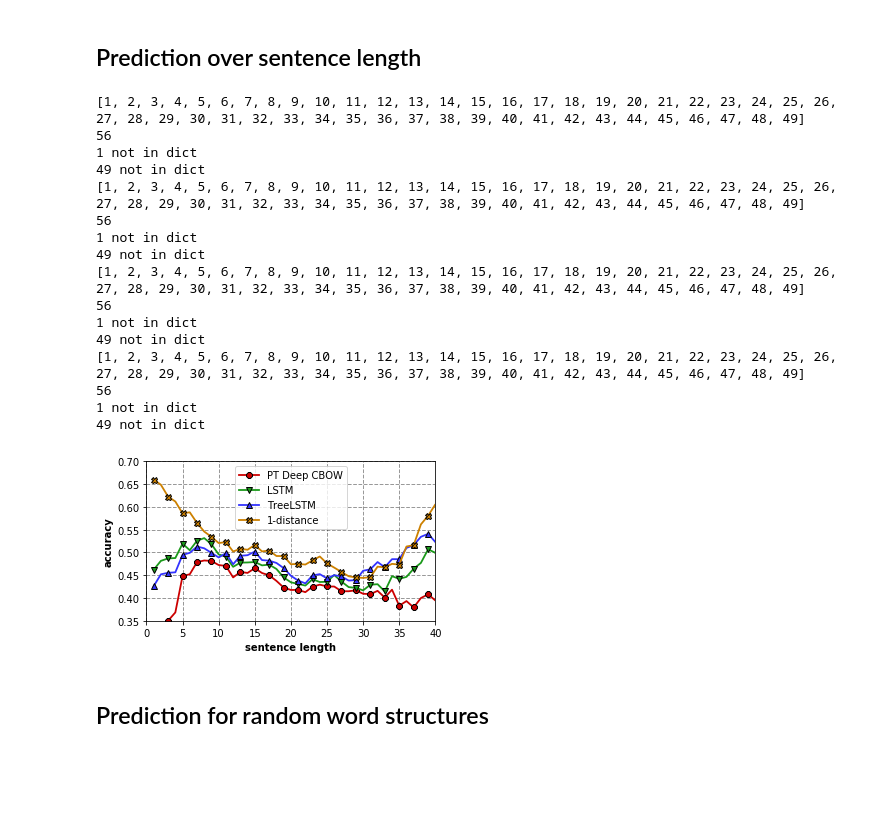
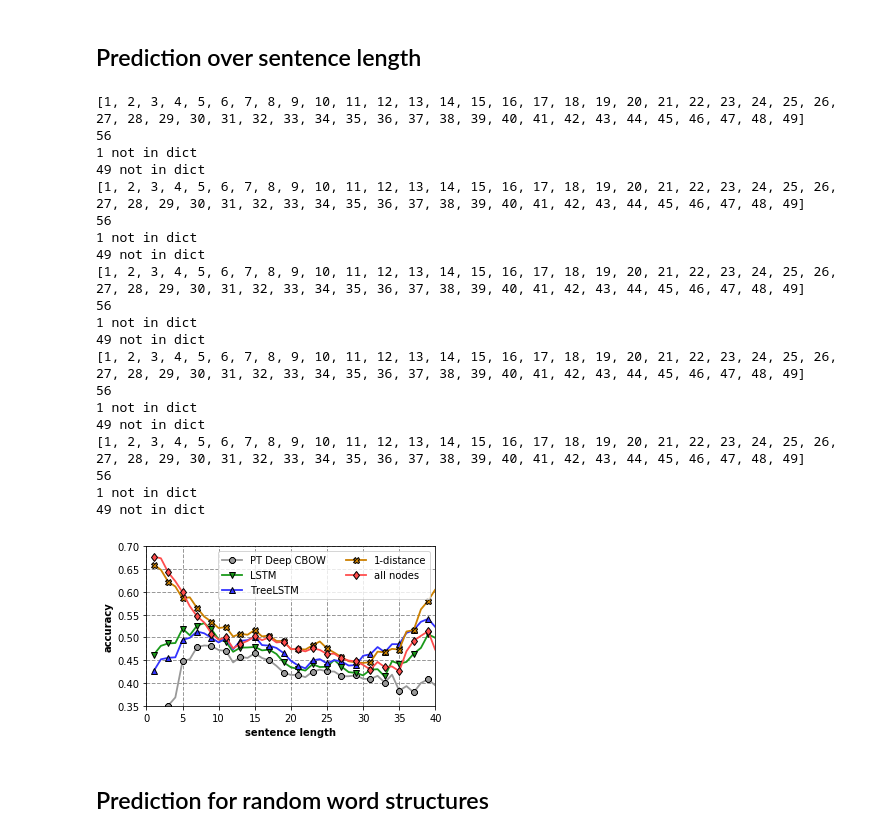
Before and after one commit to phlippe/SentimentClassification_TreeLSTM, a Jupyter notebook: notebooks/Mandatory_models.ipynb, the cells around one changed output. Cells and saved outputs as stored; diff of their text form; code cells hidden in the pictures; blank space fills up the shorter version.

```diff
--- a/notebooks/Mandatory_models.ipynb
+++ b/notebooks/Mandatory_models.ipynb
@@ -2407,6 +2407,7 @@ def read_model_prediction_file(filename):
 our_model_2nd_highest_preds = read_model_prediction_file("preds_2nd_highest.txt")
 our_model_binary_preds = read_model_prediction_file("preds_binary.txt")
 our_model_1distance_preds = read_model_prediction_file("preds_1distance.txt")
+tai_et_al_preds = read_model_prediction_file("preds_tai_et_al.txt")
 # %% [markdown]
 ## Prediction over sentence length
 # %%
@@ -2464,39 +2465,43 @@ def plot_acc_over_senlen(acc_over_senlen, model_names, colors=None, markers=None
         if markers is not None:
             m = markers[model_index]
         plt.plot(x_list, smoothed_preds, label=name, color=c, linewidth=1.8, marker=m, markeredgecolor=(0.0,0.0,0.0),markevery=2)
     plt.grid(linestyle='dashed', linewidth=1, color=(0.0,0.0,0.0),alpha=0.4)
     plt.xlabel("sentence length", fontweight='bold')
     plt.ylabel("accuracy", fontweight='bold')
     plt.xlim(0,40)
     plt.ylim(0.35, 0.7)
-    plt.legend()
+    plt.legend(ncol=2)
     plt.tight_layout()
     plt.savefig("figures/accuracy_over_sentence_length.pdf")
     plt.show()
 
-plot_acc_over_senlen(acc_over_senlen=[get_acc_over_senlen(pt_deep_cbow_preds), get_acc_over_senlen(lstm_preds), get_acc_over_senlen(tree_lstm_preds), get_acc_over_senlen(our_model_1distance_preds)],
-                     model_names=["PT Deep CBOW", "LSTM", "TreeLSTM", "1-distance"],
-                     colors=[(0.8,0.0,0.0),(0.1,0.6,0.1),(0.2,0.2,1.0), (0.8,0.5,0.0)],
-                     markers=["8","v","^","X"])
+plot_acc_over_senlen(acc_over_senlen=[get_acc_over_senlen(pt_deep_cbow_preds), get_acc_over_senlen(lstm_preds), get_acc_over_senlen(tree_lstm_preds), get_acc_over_senlen(our_model_1distance_preds), get_acc_over_senlen(tai_et_al_preds)],
+                     model_names=["PT Deep CBOW", "LSTM", "TreeLSTM", "1-distance", "all nodes"],
+                     colors=[(0.6,0.6,0.6),(0.1,0.6,0.1),(0.2,0.2,1.0), (0.8,0.5,0.0), (1.0, 0.3, 0.3)],
+                     markers=["8","v","^","X","d"])
 # get_acc_over_senlen(bow_preds),
 # %% [output]
 [1, 2, 3, 4, 5, 6, 7, 8, 9, 10, 11, 12, 13, 14, 15, 16, 17, 18, 19, 20, 21, 22, 23, 24, 25, 26, 27, 28, 29, 30, 31, 32, 33, 34, 35, 36, 37, 38, 39, 40, 41, 42, 43, 44, 45, 46, 47, 48, 49]
 56
 1 not in dict
 49 not in dict
 [1, 2, 3, 4, 5, 6, 7, 8, 9, 10, 11, 12, 13, 14, 15, 16, 17, 18, 19, 20, 21, 22, 23, 24, 25, 26, 27, 28, 29, 30, 31, 32, 33, 34, 35, 36, 37, 38, 39, 40, 41, 42, 43, 44, 45, 46, 47, 48, 49]
 56
 1 not in dict
 49 not in dict
 [1, 2, 3, 4, 5, 6, 7, 8, 9, 10, 11, 12, 13, 14, 15, 16, 17, 18, 19, 20, 21, 22, 23, 24, 25, 26, 27, 28, 29, 30, 31, 32, 33, 34, 35, 36, 37, 38, 39, 40, 41, 42, 43, 44, 45, 46, 47, 48, 49]
 56
 1 not in dict
 49 not in dict
 [1, 2, 3, 4, 5, 6, 7, 8, 9, 10, 11, 12, 13, 14, 15, 16, 17, 18, 19, 20, 21, 22, 23, 24, 25, 26, 27, 28, 29, 30, 31, 32, 33, 34, 35, 36, 37, 38, 39, 40, 41, 42, 43, 44, 45, 46, 47, 48, 49]
 56
 1 not in dict
 49 not in dict
+[1, 2, 3, 4, 5, 6, 7, 8, 9, 10, 11, 12, 13, 14, 15, 16, 17, 18, 19, 20, 21, 22, 23, 24, 25, 26, 27, 28, 29, 30, 31, 32, 33, 34, 35, 36, 37, 38, 39, 40, 41, 42, 43, 44, 45, 46, 47, 48, 49]
+56
+1 not in dict
+49 not in dict
-[figure, old version]
+[figure, new version]
 # %% [markdown]
 ## Prediction for random word structures
 # %%
```
Also changed, not shown: parts of 5 cells of this notebook.
